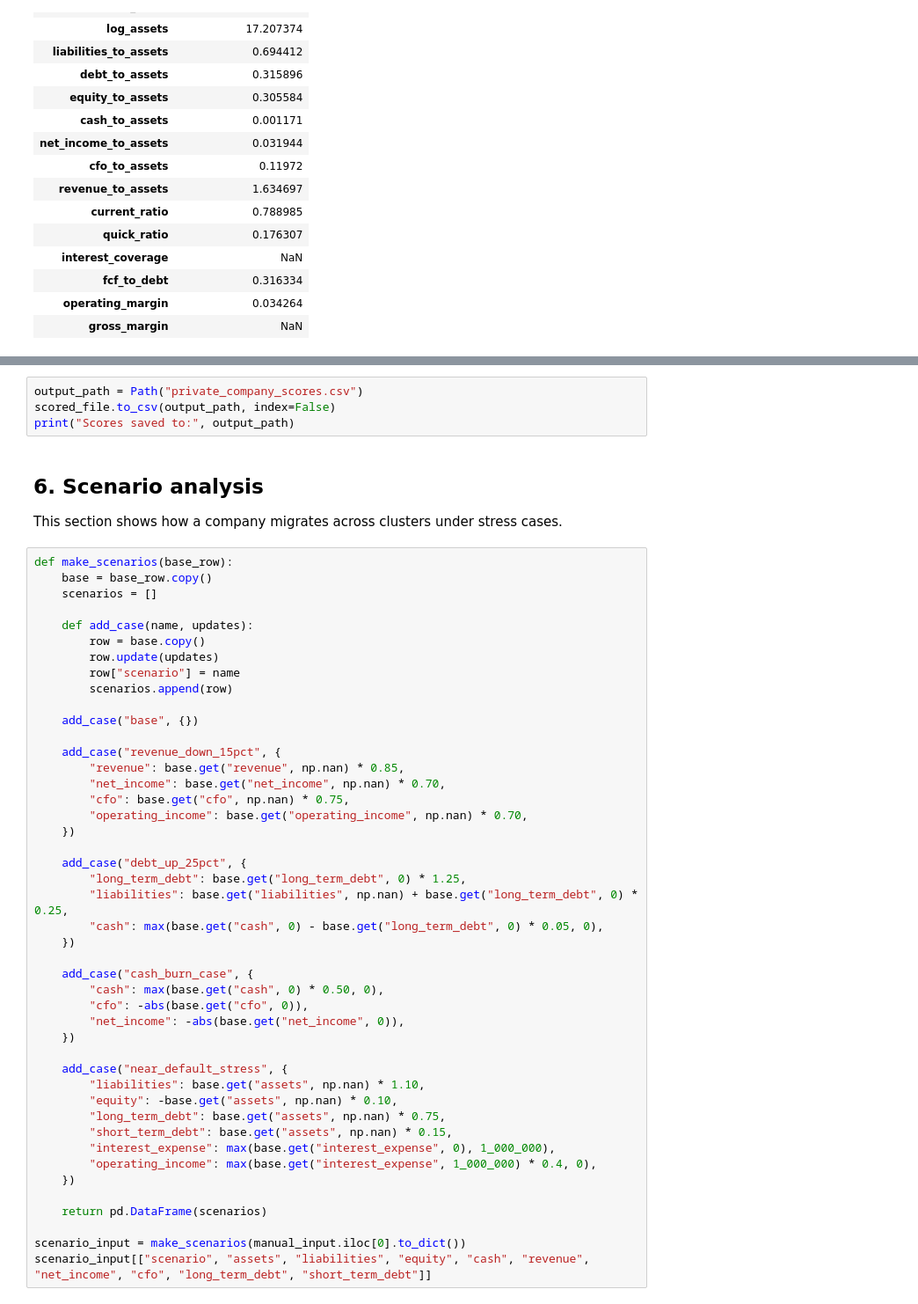
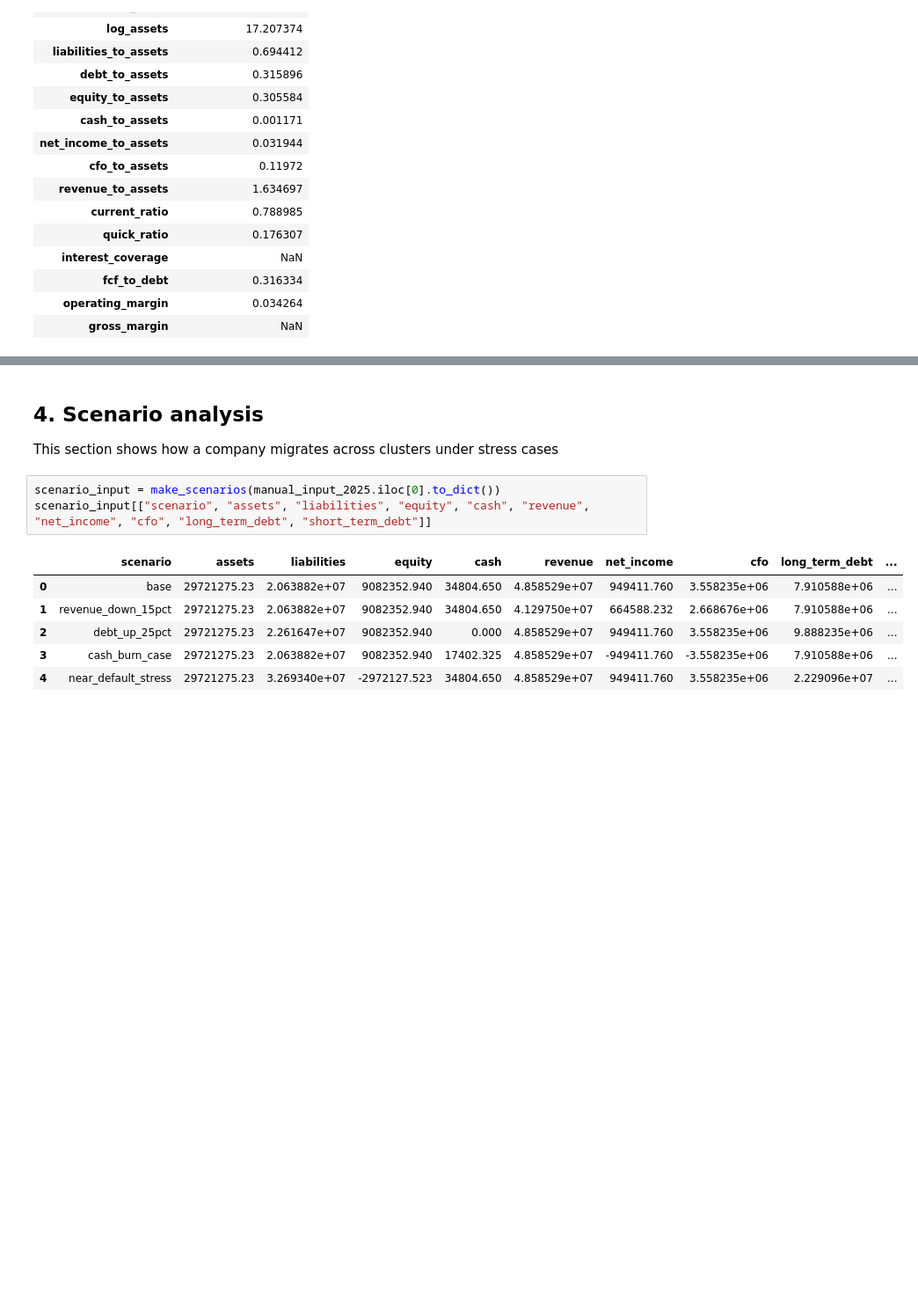
Before and after one commit to Kamend1/corporate_credit_clustering_tool, a Jupyter notebook: notebooks/03_private_company_credit_scoring_tool.ipynb, the cells around one changed output, grey strips where cells are left out. Shown at 88% size. Saved outputs shown, nothing was run; the diff lists cells and outputs as text; blank space fills up the shorter version.

Commit message:
Fix: Moved methods from Notebook 03 to src. Update: redefined output saving in order to have report outputs

```diff
--- a/notebooks/03_private_company_credit_scoring_tool.ipynb
+++ b/notebooks/03_private_company_credit_scoring_tool.ipynb
@@ -1019,56 +255,17 @@ scored_file[summary_cols]
-# %%
-output_path = Path("private_company_scores.csv")
-scored_file.to_csv(output_path, index=False)
-print("Scores saved to:", output_path)
 # %% [markdown]
-## 6. Scenario analysis
+## 4. Scenario analysis
 
-This section shows how a company migrates across clusters under stress cases.
+This section shows how a company migrates across clusters under stress cases
 # %%
-def make_scenarios(base_row):
-    base = base_row.copy()
-    scenarios = []
-
-    def add_case(name, updates):
-        row = base.copy()
-        row.update(updates)
-        row["scenario"] = name
-        scenarios.append(row)
-
-    add_case("base", {})
-
-    add_case("revenue_down_15pct", {
-        "revenue": base.get("revenue", np.nan) * 0.85,
-        "net_income": base.get("net_income", np.nan) * 0.70,
-        "cfo": base.get("cfo", np.nan) * 0.75,
-        "operating_income": base.get("operating_income", np.nan) * 0.70,
-    })
-
-    add_case("debt_up_25pct", {
-        "long_term_debt": base.get("long_term_debt", 0) * 1.25,
-        "liabilities": base.get("liabilities", np.nan) + base.get("long_term_debt", 0) * 0.25,
-        "cash": max(base.get("cash", 0) - base.get("long_term_debt", 0) * 0.05, 0),
-    })
-
-    add_case("cash_burn_case", {
-        "cash": max(base.get("cash", 0) * 0.50, 0),
-        "cfo": -abs(base.get("cfo", 0)),
-        "net_income": -abs(base.get("net_income", 0)),
-    })
-
-    add_case("near_default_stress", {
-        "liabilities": base.get("assets", np.nan) * 1.10,
-        "equity": -base.get("assets", np.nan) * 0.10,
-        "long_term_debt": base.get("assets", np.nan) * 0.75,
-        "short_term_debt": base.get("assets", np.nan) * 0.15,
-        "interest_expense": max(base.get("interest_expense", 0), 1_000_000),
-        "operating_income": max(base.get("interest_expense", 1_000_000) * 0.4, 0),
-    })
-
-    return pd.DataFrame(scenarios)
-
-scenario_input = make_scenarios(manual_input.iloc[0].to_dict())
+scenario_input = make_scenarios(manual_input_2025.iloc[0].to_dict())
 scenario_input[["scenario", "assets", "liabilities", "equity", "cash", "revenue", "net_income", "cfo", "long_term_debt", "short_term_debt"]]
+# %% [output]
+|  | scenario | assets | liabilities | equity | cash | revenue | net_income | cfo | long_term_debt | ... |
+| 0 | base | 29721275.23 | 2.063882e+07 | 9082352.940 | 34804.650 | 4.858529e+07 | 949411.760 | 3.558235e+06 | 7.910588e+06 | ... |
+| 1 | revenue_down_15pct | 29721275.23 | 2.063882e+07 | 9082352.940 | 34804.650 | 4.129750e+07 | 664588.232 | 2.668676e+06 | 7.910588e+06 | ... |
+| 2 | debt_up_25pct | 29721275.23 | 2.261647e+07 | 9082352.940 | 0.000 | 4.858529e+07 | 949411.760 | 3.558235e+06 | 9.888235e+06 | ... |
+| 3 | cash_burn_case | 29721275.23 | 2.063882e+07 | 9082352.940 | 17402.325 | 4.858529e+07 | -949411.760 | -3.558235e+06 | 7.910588e+06 | ... |
+| 4 | near_default_stress | 29721275.23 | 3.269340e+07 | -2972127.523 | 34804.650 | 4.858529e+07 | 949411.760 | 3.558235e+06 | 2.229096e+07 | ... |
 # %%
 scored_scenarios = score_companies(
     scenario_input,
```
Also changed, not shown: parts of 19 cells of this notebook, 4 other files.
